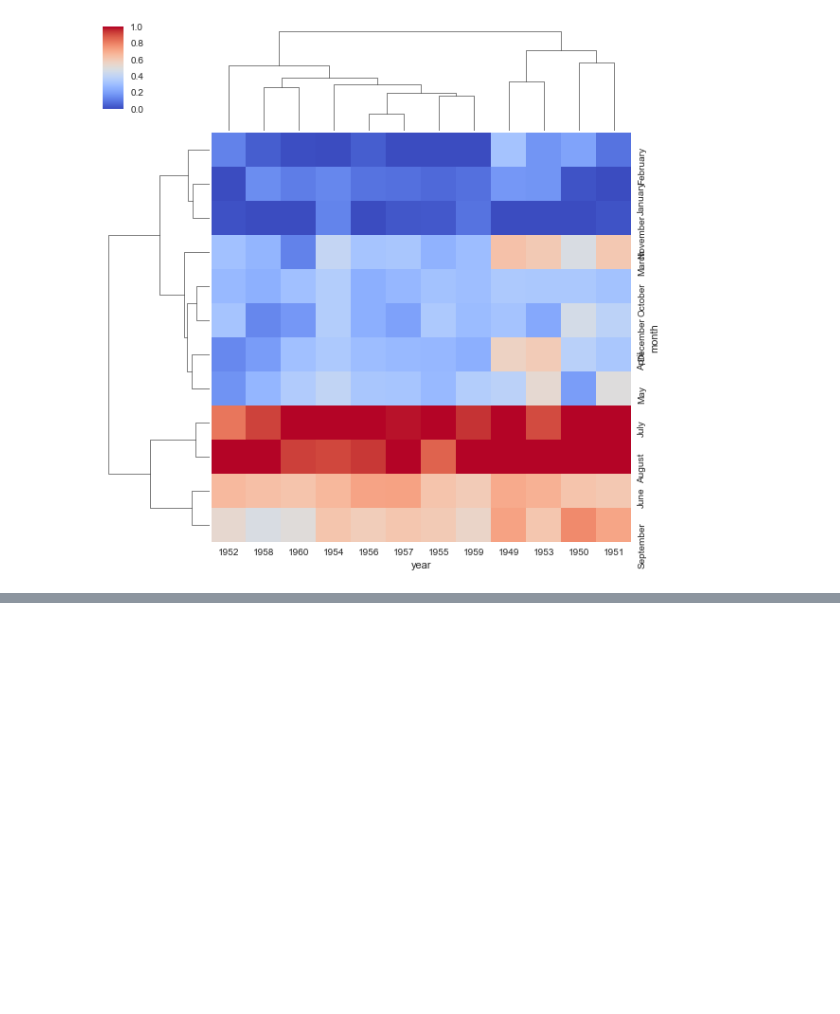
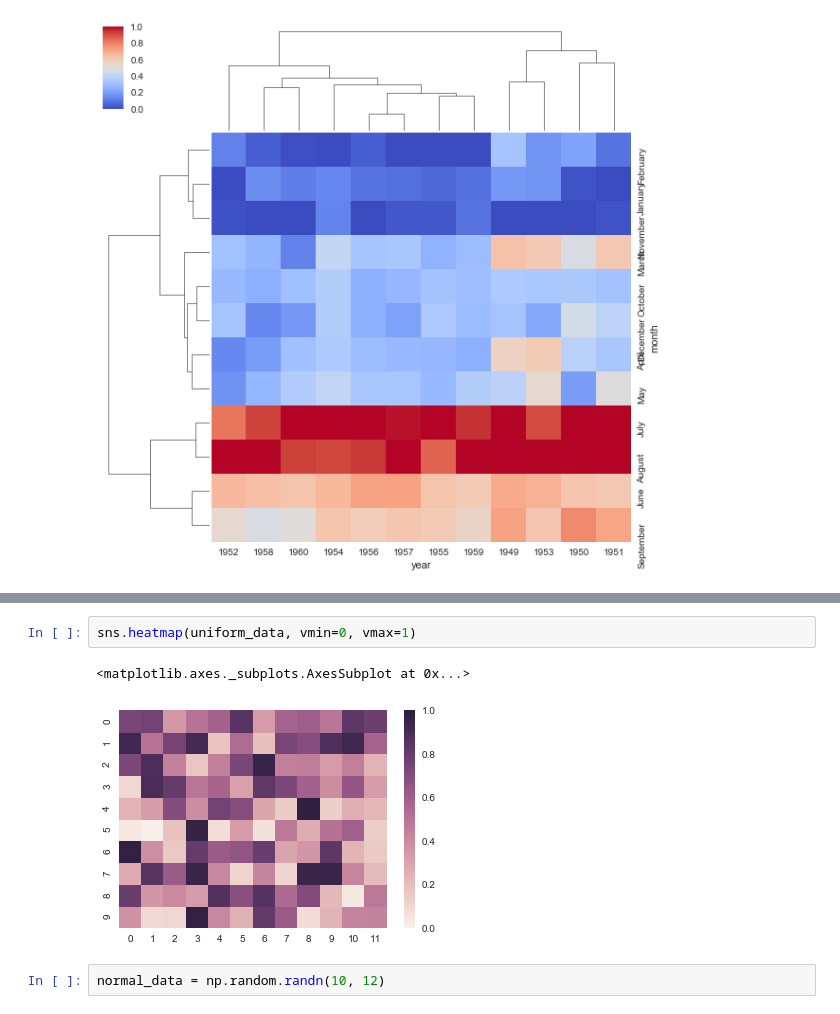
Before and after one commit to PaulaChiu/visualization, a Jupyter notebook: seaborn/heatmaps.ipynb, the cells around one changed output, grey strips where cells are left out. Saved outputs shown, nothing was run; the diff lists cells and outputs as text; blank space fills up the shorter version.

```diff
--- a/seaborn/heatmaps.ipynb
+++ b/seaborn/heatmaps.ipynb
@@ -96,0 +126,7 @@ sns.clustermap(fp, cmap='coolwarm', standard_scale=1)
+# %%
+sns.heatmap(uniform_data, vmin=0, vmax=1)
+# %% [output]
+<matplotlib.axes._subplots.AxesSubplot at 0x...>
+[figure, added]
+# %%
+normal_data = np.random.randn(10, 12)
```
Also changed, not shown: parts of 36 cells of this notebook, 5 other files.
